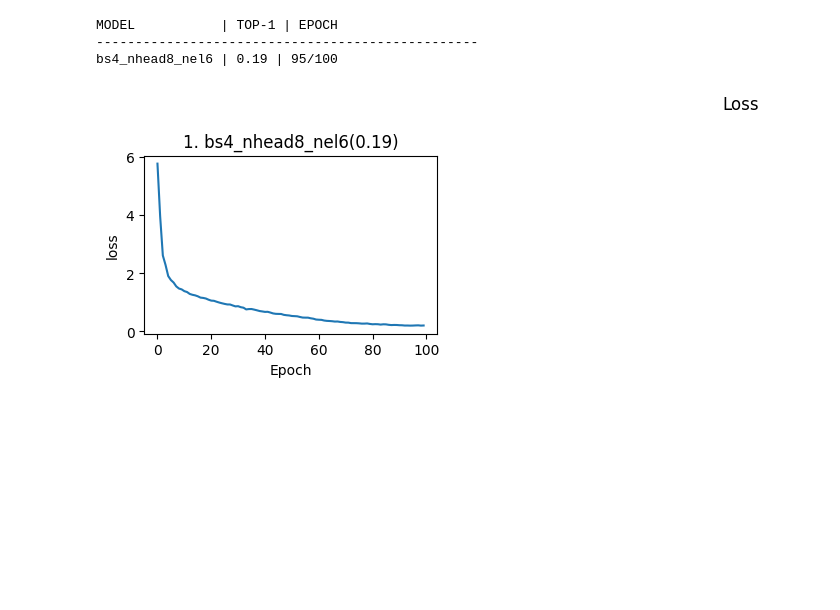
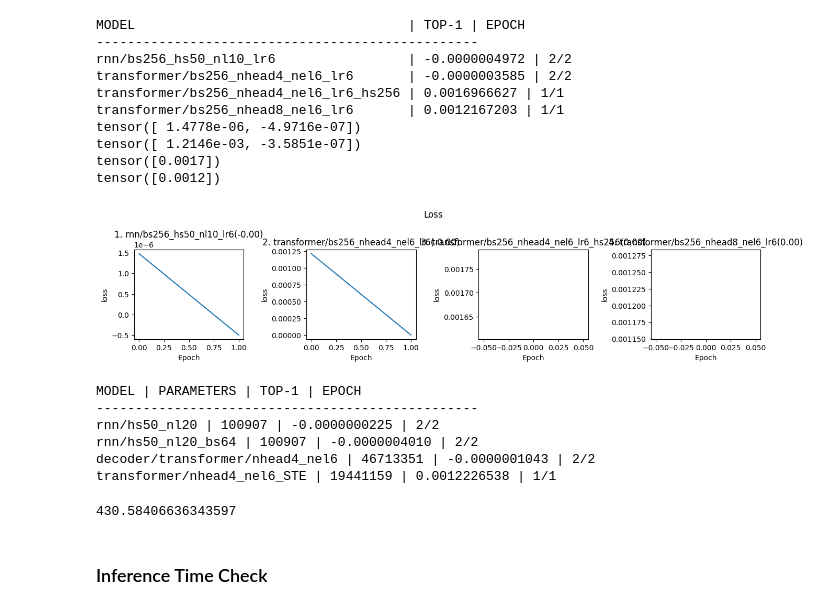
Before and after one commit to zzziito/Collision_Detection, a Jupyter notebook: etc/log.ipynb, the cells around one changed output. Saved outputs shown, nothing was run; the diff lists cells and outputs as text; code cells hidden in the pictures; blank space fills up the shorter version.

```diff
--- a/etc/log.ipynb
+++ b/etc/log.ipynb
@@ -4,8 +4,10 @@ import os
 import torch
 
 models = [
-    'rnn/bs4_hs50_nl10_lr4',
-    'rnn/bs4_hs100_nl10_lr4',
+    'rnn/bs256_hs50_nl10_lr6',
+    'transformer/nhead4_nel6_lr6',
+    'transformer/nhead4_nel6_lr6_hs256',
+    'transformer/nhead8_nel6_lr6',
     # 'transformer/bs4_nhead8_nl10_lr3',
     # 'transformer/bs4_nhead8_nl10_lr4',
     # 'bs32_hs100_nl100',
@@ -13,7 +15,7 @@ models = [
 ]
 
 max_len_models = max(len(m) for m in models)
-root = "/home/rtlink/robros/log/0207"
+root = "/home/rtlink/robros/log/0219"
 
 loss_dict = {}
 name_list = []
@@ -26,34 +28,92 @@ for model in models:
     if not os.path.exists(filename):
         continue
 
     ckpt = torch.load(filename)
     loss_list = torch.tensor(ckpt['loss_list'])
     min_loss = loss_list.min()
     at = loss_list.argmin()+1
     current_epoch = len(loss_list)
 
     loss_dict[model] = loss_list
 
-    print(f'{model:<{max_len_models}} | {min_loss:.2f} | {at:d}/{current_epoch:d}', flush=True)
+    print(f'{model:<{max_len_models}} | {min_loss:.10f} | {at:d}/{current_epoch:d}', flush=True)
 
 plt.figure(figsize=(13, 5))
 model = models[0]
 for i, model in enumerate(models, start=1):
     name = model.split('.')[0]
     loss_list = loss_dict[model]
+    print(loss_list)
     loss = min(loss_list)
 
     ax = plt.subplot(2,4,i)
     ax.set_title(f'{i}. {name}({loss:.2f})')
     ax.plot(loss_dict[model])
     ax.set_xlabel('Epoch')
     ax.set_ylabel('loss')
 
 plt.suptitle('Loss')
 plt.tight_layout()
 plt.show()
 # %% [output]
-MODEL           | TOP-1 | EPOCH
+MODEL                                   | TOP-1 | EPOCH
 -------------------------------------------------
-bs4_nhead8_nel6 | 0.19 | 95/100
+rnn/bs256_hs50_nl10_lr6                 | -0.0000004972 | 2/2
+transformer/bs256_nhead4_nel6_lr6       | -0.0000003585 | 2/2
+transformer/bs256_nhead4_nel6_lr6_hs256 | 0.0016966627 | 1/1
+transformer/bs256_nhead8_nel6_lr6       | 0.0012167203 | 1/1
+tensor([ 1.4778e-06, -4.9716e-07])
+tensor([ 1.2146e-03, -3.5851e-07])
+tensor([0.0017])
+tensor([0.0012])
-[figure, old version]
+[figure, new version]
+# %%
+import os
+import torch
+
+def count_parameters(state_dict):
+    return sum(p.numel() for p in state_dict.values())
+
+models = [
+    'rnn/hs50_nl20',
+    'rnn/hs50_nl20_bs64',
+    'decoder/transformer/nhead4_nel6',
+    'transformer/nhead4_nel6_STE'
+    # 'transformer/bs4_nhead8_nl10_lr3',
+    # 'transformer/bs4_nhead8_nl10_lr4',
+    # 'bs32_hs100_nl100',
+    # 'bs64_hs100_nl100',
+]
+
+max_len_models = max(len(m) for m in models)
+root = "/home/rtlink/robros/log/0221"
+
+print(f'MODEL | PARAMETERS | TOP-1 | EPOCH')
+print("-------------------------------------------------")
+for model in models:
+    filename = os.path.join(root, model, 'ckpt.pt')
+    if not os.path.exists(filename):
+        print(f"Checkpoint for model {model} does not exist.")
+        continue
+
+    ckpt = torch.load(filename, map_location=torch.device('cpu'))
+    model_params = count_parameters(ckpt['last_state_dict'])
+    loss_list = torch.tensor(ckpt['loss_list'])
+    min_loss = loss_list.min().item()
+    at = loss_list.argmin().item() + 1
+    current_epoch = len(loss_list)
+
+    print(f'{model} | {model_params} | {min_loss:.10f} | {at}/{current_epoch}')
+# %% [output]
+MODEL | PARAMETERS | TOP-1 | EPOCH
+-------------------------------------------------
+rnn/hs50_nl20 | 100907 | -0.0000000225 | 2/2
+rnn/hs50_nl20_bs64 | 100907 | -0.0000004010 | 2/2
+decoder/transformer/nhead4_nel6 | 46713351 | -0.0000001043 | 2/2
+transformer/nhead4_nel6_STE | 19441159 | 0.0012226538 | 1/1
+# %%
+print(21489159/49907)
+# %% [output]
+430.58406636343597
+# %% [markdown]
+### Inference Time Check
```
Also changed, not shown: parts of 3 cells of this notebook, 23 other files.
